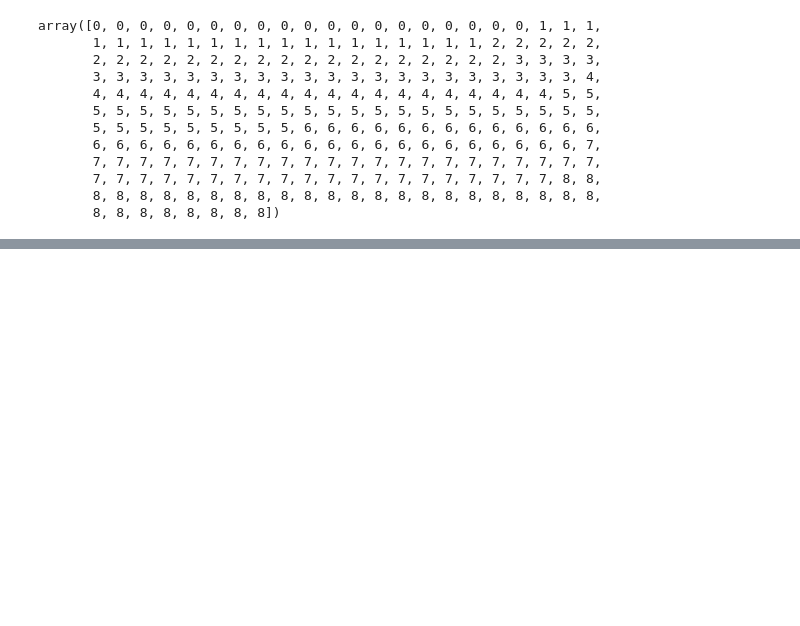
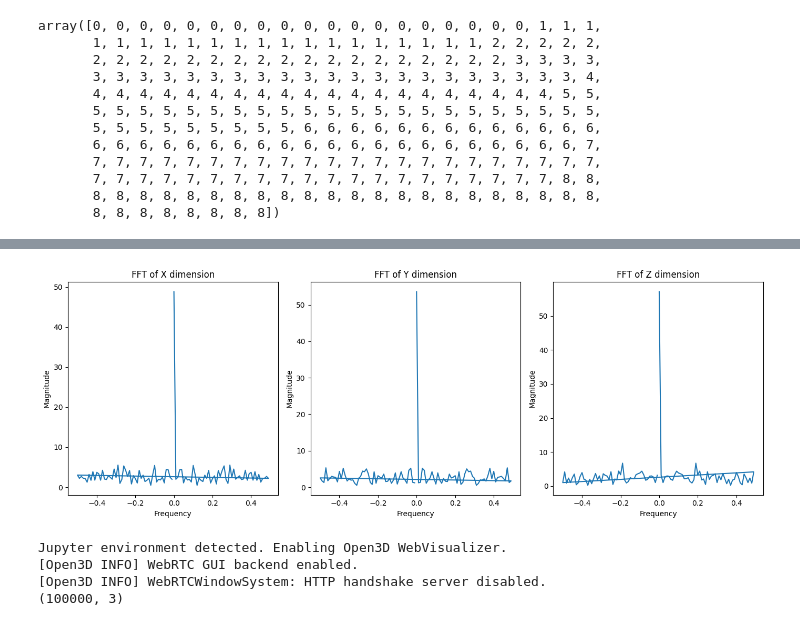
Before and after one commit to RushaliRajesh/pcp_rgt_norm, a Jupyter notebook: code_tests.ipynb, the cells around one changed output, grey strips where cells are left out. Cells and saved outputs as stored; diff of their text form; code cells hidden in the pictures; blank space fills up the shorter version.

```diff
--- a/code_tests.ipynb
+++ b/code_tests.ipynb
@@ -976,0 +1143,50 @@ array([0, 0, 0, 0, 0, 0, 0, 0, 0, 0, 0, 0, 0, 0, 0, 0, 0, 0, 0, 1, 1, 1,
+# %%
+import numpy as np
+import matplotlib.pyplot as plt
+from scipy.fftpack import fft
+
+num_points = 100
+points_3d = np.random.rand(num_points, 3)
+fft_x = fft(points_3d[:, 0])
+fft_y = fft(points_3d[:, 1])
+fft_z = fft(points_3d[:, 2])
+
+freq = np.fft.fftfreq(num_points)
+
+plt.figure(figsize=(14, 5))
+
+plt.subplot(1, 3, 1)
+plt.plot(freq, np.abs(fft_x), label='X dimension')
+plt.title('FFT of X dimension')
+plt.xlabel('Frequency')
+plt.ylabel('Magnitude')
+
+plt.subplot(1, 3, 2)
+plt.plot(freq, np.abs(fft_y), label='Y dimension')
+plt.title('FFT of Y dimension')
+plt.xlabel('Frequency')
+plt.ylabel('Magnitude')
+
+plt.subplot(1, 3, 3)
+plt.plot(freq, np.abs(fft_z), label='Z dimension')
+plt.title('FFT of Z dimension')
+plt.xlabel('Frequency')
+plt.ylabel('Magnitude')
+
+plt.tight_layout()
+plt.show()
+# %% [output]
+[figure, added]
+# %%
+# open3d visualisation
+
+import open3d as o3d
+import numpy as np
+
+pts = np.loadtxt("pclouds/Cup33100k.xyz")
+print(pts.shape)
+# %% [output]
+Jupyter environment detected. Enabling Open3D WebVisualizer.
+[Open3D INFO] WebRTC GUI backend enabled.
+[Open3D INFO] WebRTCWindowSystem: HTTP handshake server disabled.
+(100000, 3)
```
Also changed, not shown: parts of 7 cells of this notebook, 7 other files.
